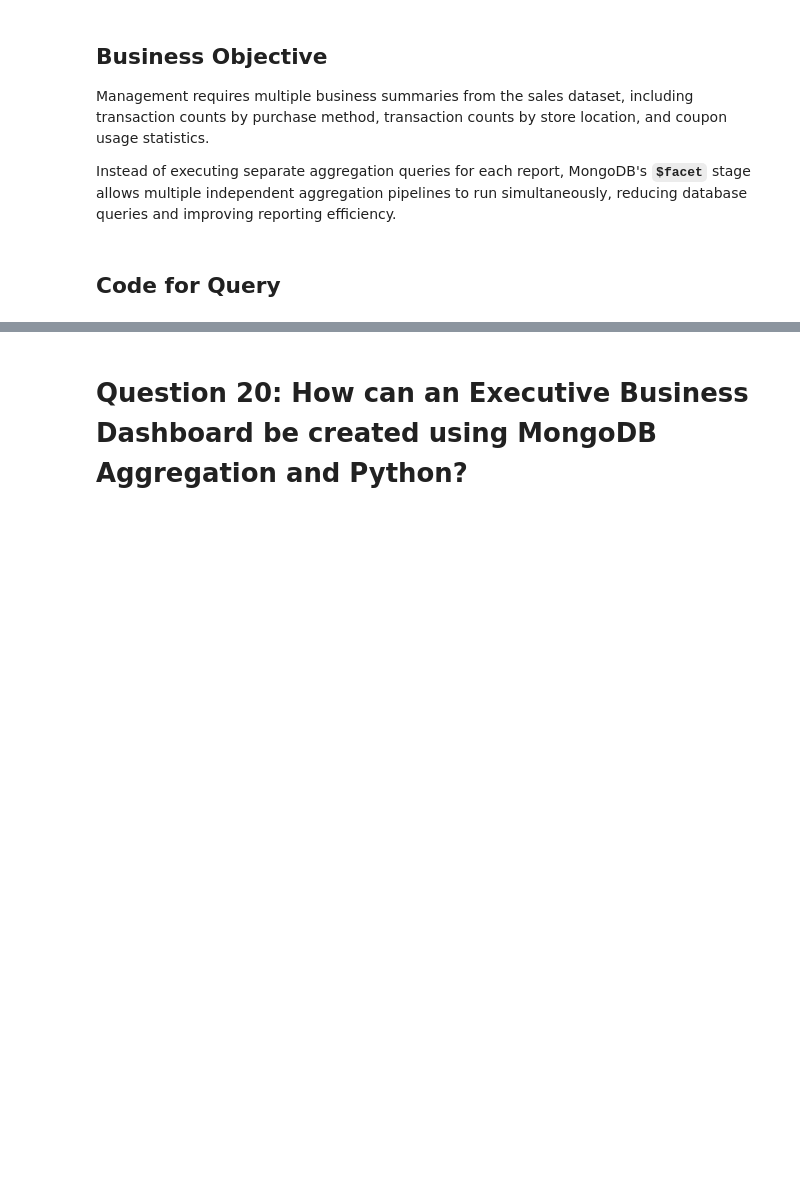
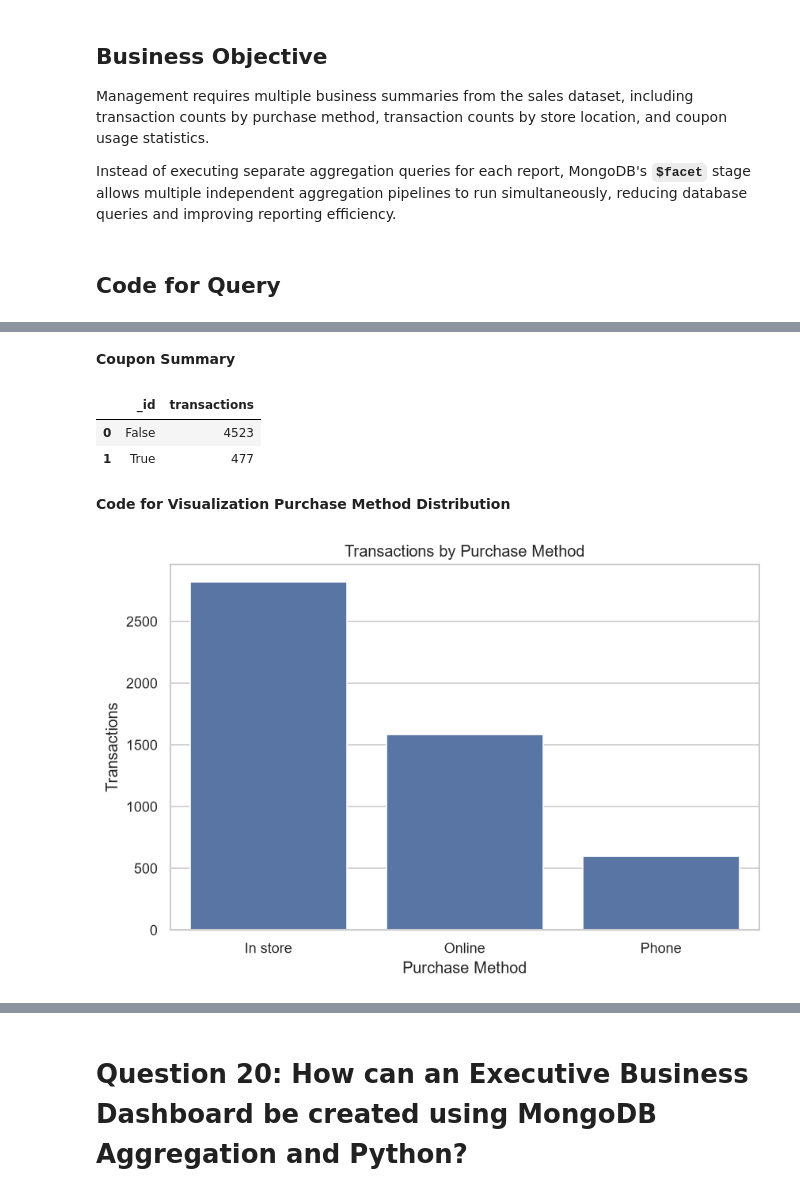
Before and after one commit to thanuja-reddi/MongoDB_EDA_Case_Study, a Jupyter notebook: notebooks/homework_casestudy_questions.ipynb, the cells around one changed output, grey strips where cells are left out. Drawn from its saved outputs; the diff is of its cells as text; code cells hidden in the pictures; blank space fills up the shorter version.

Commit message:
Completed Q19: MongoDB facet business summaries

```diff
--- a/notebooks/homework_casestudy_questions.ipynb
+++ b/notebooks/homework_casestudy_questions.ipynb
@@ -1530,0 +1600,6 @@ Instead of executing separate aggregation queries for each report, MongoDB's **`
+# %%
+purchase_summary = pd.DataFrame(
+    business_summary["purchase_method_summary"]
+)
+
+purchase_summary
@@ -1530,0 +1627,33 @@ Instead of executing separate aggregation queries for each report, MongoDB's **`
+# %% [markdown]
+**Coupon Summary**
+# %%
+coupon_summary = pd.DataFrame(
+    business_summary["coupon_summary"]
+)
+
+coupon_summary
+# %% [output]
+|  | _id | transactions |
+| 0 | False | 4523 |
+| 1 | True | 477 |
+# %% [markdown]
+**Code for Visualization
+Purchase Method Distribution**
+# %%
+plt.figure(figsize=(8,5))
+
+sns.barplot(
+    data=purchase_summary,
+    x="_id",
+    y="transactions"
+)
+
+plt.title("Transactions by Purchase Method")
+
+plt.xlabel("Purchase Method")
+
+plt.ylabel("Transactions")
+
+plt.show()
+# %% [output]
+[figure, added]
```
Also changed, not shown: parts of 7 cells of this notebook.
